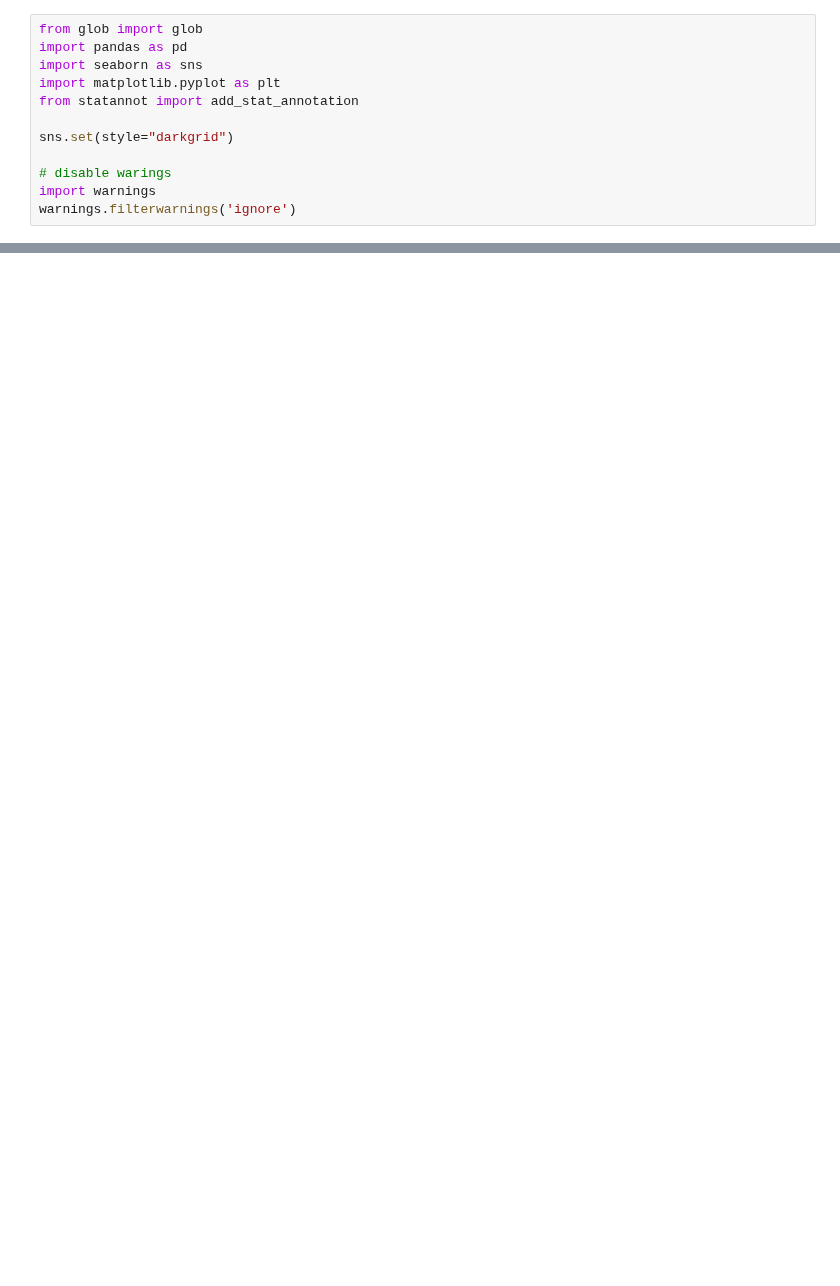
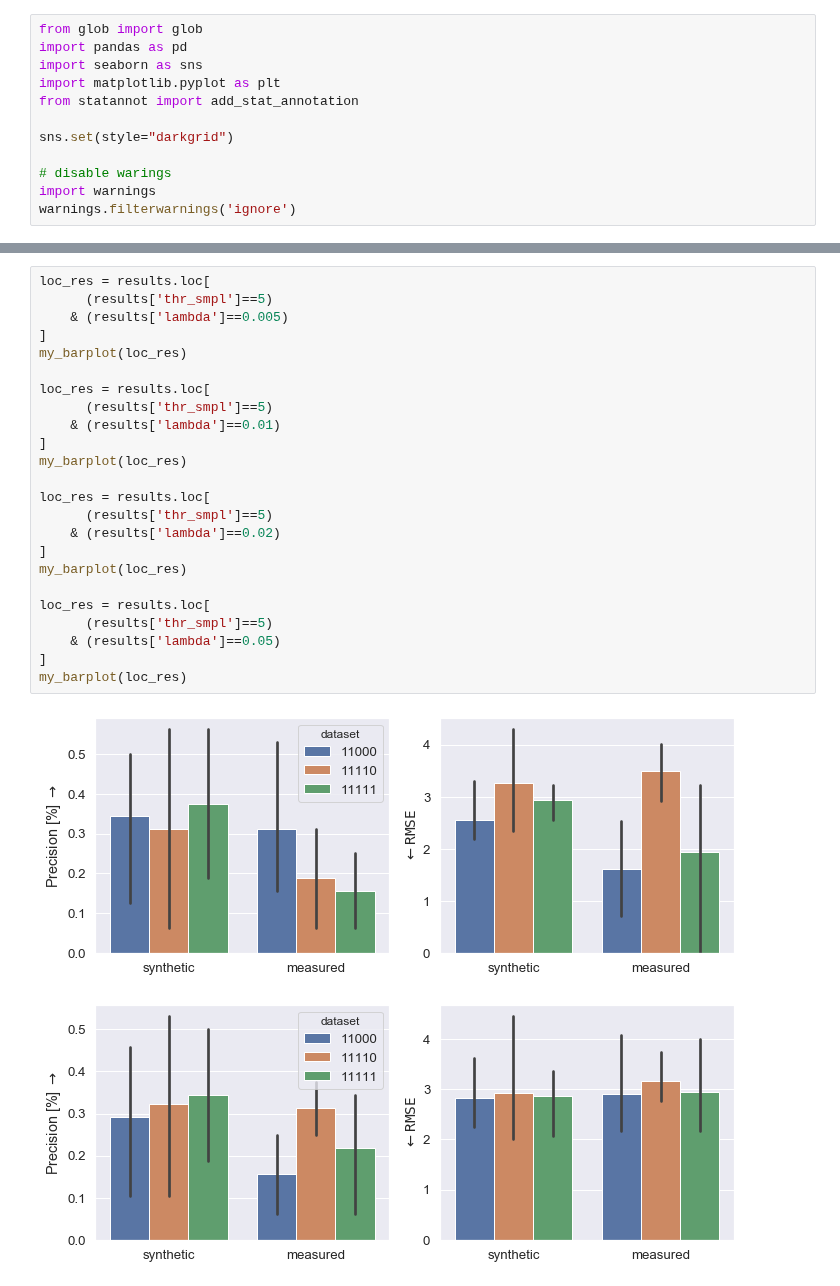
Before and after one commit to Chutlhu/dEchorate, a Jupyter notebook: notebooks/Acoustic Echo Retrieval - results for journal.ipynb, the cells around one changed output, grey strips where cells are left out. Drawn from its saved outputs; the diff is of its cells as text; blank space fills up the shorter version.

```diff
--- a/notebooks/Acoustic Echo Retrieval - results for journal.ipynb
+++ b/notebooks/Acoustic Echo Retrieval - results for journal.ipynb
@@ -77,0 +78,27 @@ plt.show()
+# %%
+loc_res = results.loc[
+      (results['thr_smpl']==5)
+    & (results['lambda']==0.005)
+]
+my_barplot(loc_res)
+
+loc_res = results.loc[
+      (results['thr_smpl']==5)
+    & (results['lambda']==0.01)
+]
+my_barplot(loc_res)
+
+loc_res = results.loc[
+      (results['thr_smpl']==5)
+    & (results['lambda']==0.02)
+]
+my_barplot(loc_res)
+
+loc_res = results.loc[
+      (results['thr_smpl']==5)
+    & (results['lambda']==0.05)
+]
+my_barplot(loc_res)
+# %% [output]
+[figure, added]
+[figure, added]
```
Also changed, not shown: parts of 6 cells of this notebook, 6 other files.
